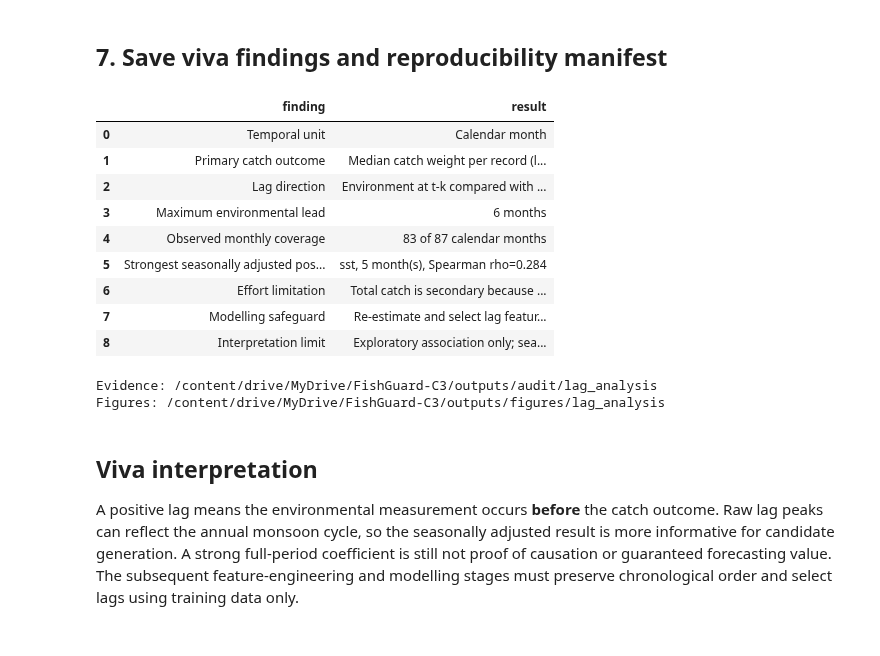
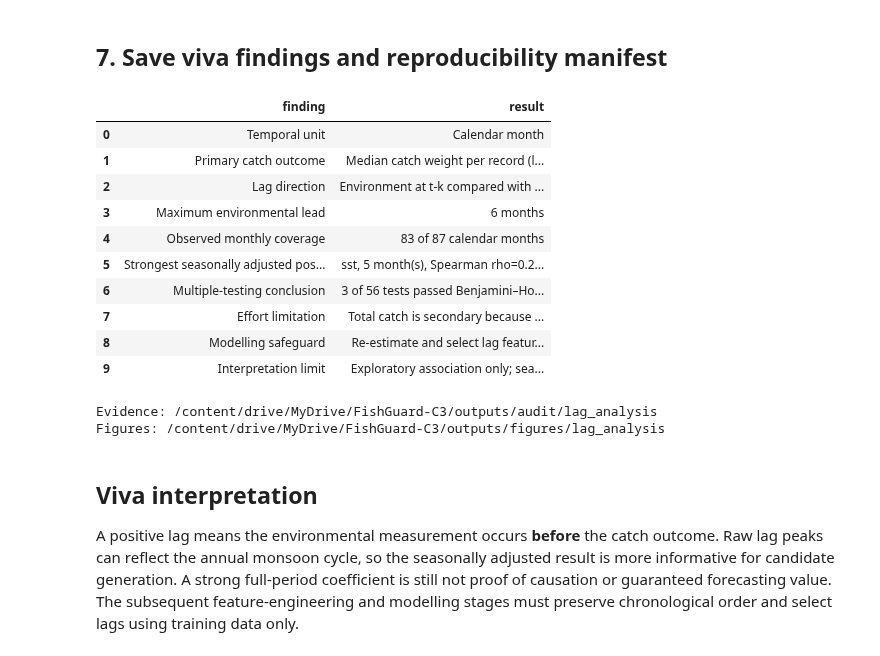
Before and after one commit to uvindu827/J26-DS-350, a Jupyter notebook: component - 3/Notebooks/05_lag_analysis.ipynb, the cells around one changed output. Cells and saved outputs as stored; diff of their text form; code cells hidden in the pictures.

```diff
--- a/component - 3/Notebooks/05_lag_analysis.ipynb
+++ b/component - 3/Notebooks/05_lag_analysis.ipynb
@@ -172,6 +172,7 @@ def benjamini_hochberg(values):
     order=valid[np.argsort(values[valid])]; ranked=values[order]*len(order)/np.arange(1,len(order)+1)
     adjusted[order]=np.minimum.accumulate(ranked[::-1])[::-1].clip(0,1); return adjusted
 lag_results['q_value_bh']=benjamini_hochberg(lag_results.p_value_unadjusted)
+lag_results['passes_fdr_0_05']=lag_results.q_value_bh<0.05
 lag_results['absolute_rho']=lag_results.spearman_rho.abs()
 lag_results.to_csv(EVIDENCE_DIR/'lag_correlations.csv',index=False)
 ranked=lag_results.sort_values(['adjustment','target','absolute_rho'],ascending=[True,True,False])
@@ -269,31 +270,34 @@ display(stability)
 ## 7. Save viva findings and reproducibility manifest
 # %%
 best=candidates.iloc[0] if len(candidates) else None
+significant_count=int(lag_results.passes_fdr_0_05.sum())
 findings=pd.DataFrame([
  {'finding':'Temporal unit','result':'Calendar month'},
  {'finding':'Primary catch outcome','result':'Median catch weight per record (log1p for correlation)'},
  {'finding':'Lag direction','result':'Environment at t-k compared with catch at t'},
  {'finding':'Maximum environmental lead','result':f'{MAX_LAG} months'},
  {'finding':'Observed monthly coverage','result':f"{int(monthly.observed_month.sum())} of {len(monthly)} calendar months"},
- {'finding':'Strongest seasonally adjusted positive-lag candidate','result':('None' if best is None else f"{best.environment}, {int(best.lag_months)} month(s), Spearman rho={best.spearman_rho:.3f}")},
+ {'finding':'Strongest seasonally adjusted positive-lag candidate','result':('None' if best is None else f"{best.environment}, {int(best.lag_months)} month(s), Spearman rho={best.spearman_rho:.3f}, BH q={best.q_value_bh:.3f}")},
+ {'finding':'Multiple-testing conclusion','result':f'{significant_count} of {len(lag_results)} tests passed Benjamini–Hochberg q<0.05; candidates are exploratory rather than confirmed predictors'},
  {'finding':'Effort limitation','result':'Total catch is secondary because vessel/trip/fishing-effort exposure is unavailable'},
  {'finding':'Modelling safeguard','result':'Re-estimate and select lag features inside each training fold; do not use full-period rankings as final feature selection'},
  {'finding':'Interpretation limit','result':'Exploratory association only; seasonality, sampling, location, species, gear and autocorrelation may confound results'}])
 findings.to_csv(EVIDENCE_DIR/'lag_analysis_findings.csv',index=False)
-manifest={'created_utc':pd.Timestamp.now(tz='UTC').isoformat(),'runtime':'Google Colab' if IN_COLAB else 'Local Windows','input':DATA_PATH.name,'eligible_rows':len(analysis),'temporal_unit':'calendar month','max_lag_months':MAX_LAG,'lag_definition':'environment at t-k paired with catch at t','primary_outcome':'monthly median catch weight per record','seasonal_adjustment':'subtract calendar-month median across years','missing_month_policy':'retain as missing; no interpolation or backfill','source_artifact_modified':False,'scope':'Western Province study data; exploratory associations only','figures':sorted(p.name for p in FIGURE_DIR.glob('*.png')),'evidence':sorted(p.name for p in EVIDENCE_DIR.glob('*.csv'))}
+manifest={'created_utc':pd.Timestamp.now(tz='UTC').isoformat(),'runtime':'Google Colab' if IN_COLAB else 'Local Windows','input':DATA_PATH.name,'eligible_rows':len(analysis),'temporal_unit':'calendar month','max_lag_months':MAX_LAG,'lag_definition':'environment at t-k paired with catch at t','primary_outcome':'monthly median catch weight per record','seasonal_adjustment':'subtract calendar-month median across years','multiple_testing':'Benjamini-Hochberg across all reported lag tests at q<0.05','significant_tests_after_fdr':significant_count,'candidate_scatter_trend':'Theil-Sen robust linear trend','missing_month_policy':'retain as missing; no interpolation or backfill','source_artifact_modified':False,'scope':'Western Province study data; exploratory associations only','figures':sorted(p.name for p in FIGURE_DIR.glob('*.png')),'evidence':sorted(p.name for p in EVIDENCE_DIR.glob('*.csv'))}
 with (EVIDENCE_DIR/'lag_analysis_manifest.json').open('w',encoding='utf-8') as f: json.dump(manifest,f,indent=2)
 display(findings); print('Evidence:',EVIDENCE_DIR); print('Figures:',FIGURE_DIR)
 # %% [output]
 |  | finding | result |
 | 0 | Temporal unit | Calendar month |
 | 1 | Primary catch outcome | Median catch weight per record (l... |
 | 2 | Lag direction | Environment at t-k compared with ... |
 | 3 | Maximum environmental lead | 6 months |
 | 4 | Observed monthly coverage | 83 of 87 calendar months |
-| 5 | Strongest seasonally adjusted pos... | sst, 5 month(s), Spearman rho=0.284 |
-| 6 | Effort limitation | Total catch is secondary because ... |
-| 7 | Modelling safeguard | Re-estimate and select lag featur... |
-| 8 | Interpretation limit | Exploratory association only; sea... |
+| 5 | Strongest seasonally adjusted pos... | sst, 5 month(s), Spearman rho=0.2... |
+| 6 | Multiple-testing conclusion | 3 of 56 tests passed Benjamini–Ho... |
+| 7 | Effort limitation | Total catch is secondary because ... |
+| 8 | Modelling safeguard | Re-estimate and select lag featur... |
+| 9 | Interpretation limit | Exploratory association only; sea... |
 Evidence: /content/drive/MyDrive/FishGuard-C3/outputs/audit/lag_analysis
 Figures: /content/drive/MyDrive/FishGuard-C3/outputs/figures/lag_analysis
 # %% [markdown]
```
Also changed, not shown: parts of 2 cells of this notebook, 15 other files.
